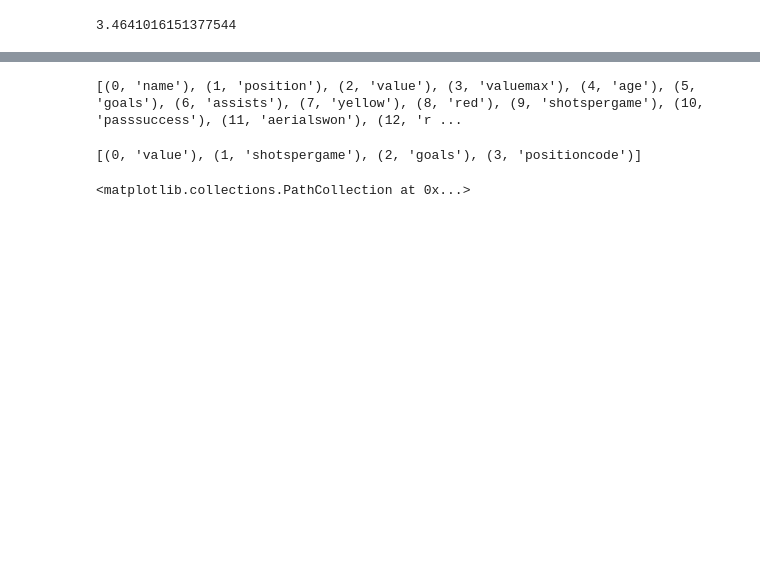
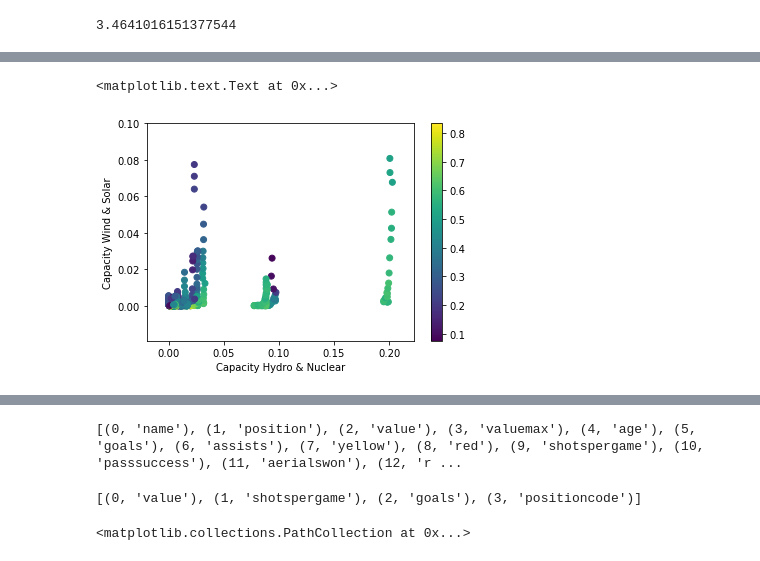
Before and after one commit to Moony2D/Python-Intro-ifo, a Jupyter notebook: PS_Scipy.ipynb, the cells around one changed output, grey strips where cells are left out. Drawn from its saved outputs; the diff is of its cells as text; code cells hidden in the pictures; blank space fills up the shorter version.

Commit message:
Modifies PS_Scipy: adds capacity question; some minor layout changes

```diff
--- a/PS_Scipy.ipynb
+++ b/PS_Scipy.ipynb
@@ -97,0 +118,22 @@ ax.set_ylim([0,10])
+# %%
+## (a)
+X = np.loadtxt('Capacities.csv')
+
+cap_rn1 = X[:,0]
+cap_rn2 = X[:,1]
+cf_rn = X[:,2]
+
+## (b)
+
+## draw scatter plot
+# plt.scatter(cap_rn1, cap_rn2, c = cf_rn, cmap='viridis')
+# plt.colorbar();  # show color scale
+
+fig, ax = plt.subplots()
+xax = ax.scatter(cap_rn1, cap_rn2, c = cf_rn, cmap='viridis')
+fig.colorbar(xax);  # show color scale
+ax.set_xlabel('Capacity Hydro & Nuclear')
+ax.set_ylabel('Capacity Wind & Solar')
+# %% [output]
+<matplotlib.text.Text at 0x...>
+[figure, added]
```
Also changed, not shown: parts of 20 cells of this notebook.
